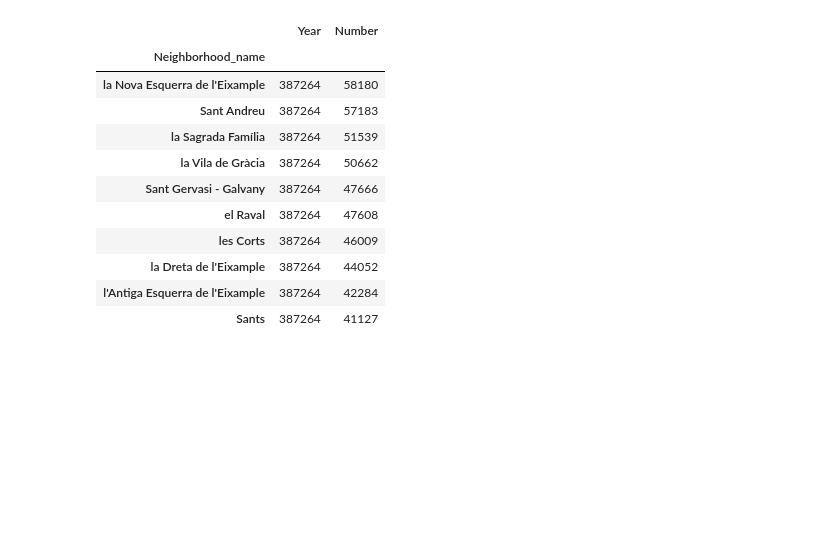
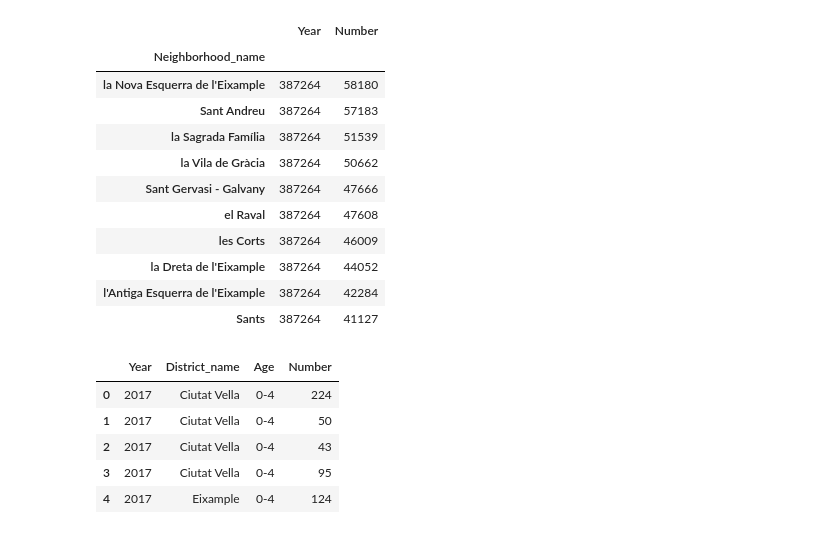
Before and after one commit to ta-data-bcn/barcelona_data, a Jupyter notebook: Death_birth_pop.ipynb, the cells around one changed output. Cells and saved outputs as stored; diff of their text form; code cells hidden in the pictures; blank space fills up the shorter version.

```diff
--- a/Death_birth_pop.ipynb
+++ b/Death_birth_pop.ipynb
@@ -260,3 +289,12 @@ pop_by_neighborhood_age_2017.head(10)
 | la Dreta de l'Eixample | 387264 | 44052 |
 | l'Antiga Esquerra de l'Eixample | 387264 | 42284 |
 | Sants | 387264 | 41127 |
+# %%
+pop_by_district_age.head()
+# %% [output]
+|  | Year | District_name | Age | Number |
+| 0 | 2017 | Ciutat Vella | 0-4 | 224 |
+| 1 | 2017 | Ciutat Vella | 0-4 | 50 |
+| 2 | 2017 | Ciutat Vella | 0-4 | 43 |
+| 3 | 2017 | Ciutat Vella | 0-4 | 95 |
+| 4 | 2017 | Eixample | 0-4 | 124 |
```
Also changed, not shown: parts of 5 cells of this notebook, 2 other files.
